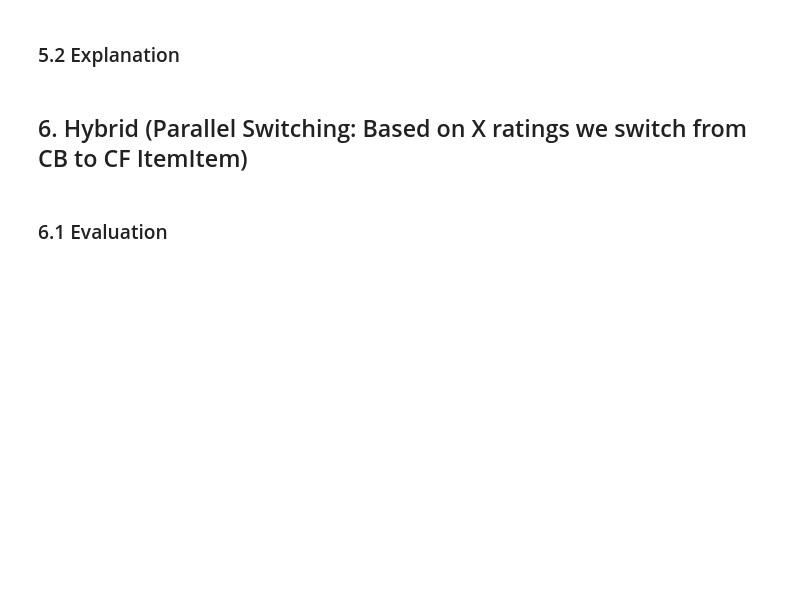
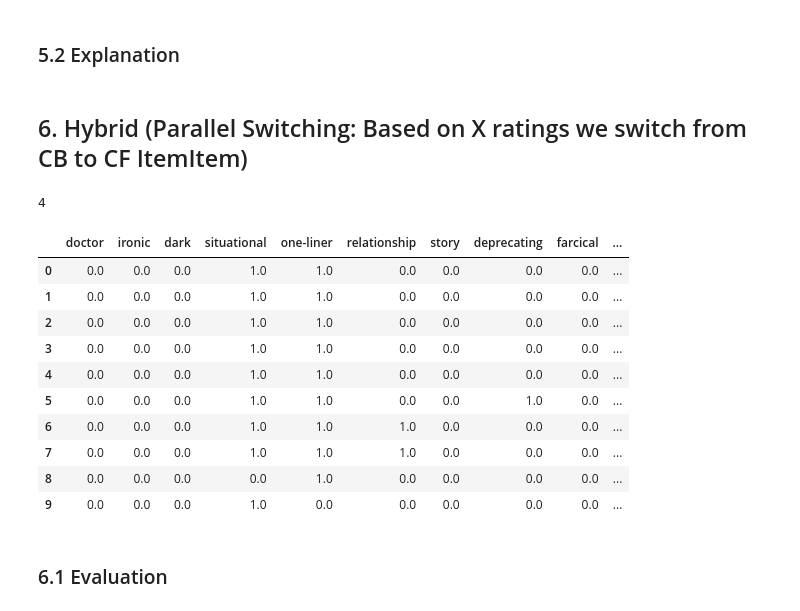
Before and after one commit to RedOrBlueP1ll/reasonable_recommendations, a Jupyter notebook: joke_recsyst_notebook.ipynb, the cells around one changed output. Saved outputs shown, nothing was run; the diff lists cells and outputs as text; code cells hidden in the pictures; blank space fills up the shorter version.

Commit message:
Finished hybrid

```diff
--- a/joke_recsyst_notebook.ipynb
+++ b/joke_recsyst_notebook.ipynb
@@ -402,6 +388,30 @@ content_based(15,  10)
 ### 5.2 Explanation
 # %% [markdown]
 ## 6. Hybrid (Parallel Switching: Based on X ratings we switch from CB to CF ItemItem)
+# %%
+def hybrid(user,  n_desc_rankings):
+    X = 5
+    user_ratings_len = len(ratings_df.loc[ratings_df['userId']==user])
+    if (user_ratings_len<=X):
+        df = content_based(user,  n_desc_rankings)
+        print(user_ratings_len)
+    else:
+        df = ItemItemRecommender(user, n_desc_rankings)
+    return df
+hybrid(15,  10)
+# %% [output]
+4
+|  | doctor | ironic | dark | situational | one-liner | relationship | story | deprecating | farcical | ... |
+| 0 | 0.0 | 0.0 | 0.0 | 1.0 | 1.0 | 0.0 | 0.0 | 0.0 | 0.0 | ... |
+| 1 | 0.0 | 0.0 | 0.0 | 1.0 | 1.0 | 0.0 | 0.0 | 0.0 | 0.0 | ... |
+| 2 | 0.0 | 0.0 | 0.0 | 1.0 | 1.0 | 0.0 | 0.0 | 0.0 | 0.0 | ... |
+| 3 | 0.0 | 0.0 | 0.0 | 1.0 | 1.0 | 0.0 | 0.0 | 0.0 | 0.0 | ... |
+| 4 | 0.0 | 0.0 | 0.0 | 1.0 | 1.0 | 0.0 | 0.0 | 0.0 | 0.0 | ... |
+| 5 | 0.0 | 0.0 | 0.0 | 1.0 | 1.0 | 0.0 | 0.0 | 1.0 | 0.0 | ... |
+| 6 | 0.0 | 0.0 | 0.0 | 1.0 | 1.0 | 1.0 | 0.0 | 0.0 | 0.0 | ... |
+| 7 | 0.0 | 0.0 | 0.0 | 1.0 | 1.0 | 1.0 | 0.0 | 0.0 | 0.0 | ... |
+| 8 | 0.0 | 0.0 | 0.0 | 0.0 | 1.0 | 0.0 | 0.0 | 0.0 | 0.0 | ... |
+| 9 | 0.0 | 0.0 | 0.0 | 1.0 | 0.0 | 0.0 | 0.0 | 0.0 | 0.0 | ... |
 # %% [markdown]
 ### 6.1 Evaluation
 # %% [markdown]
```
Also changed, not shown: parts of 10 cells of this notebook.
